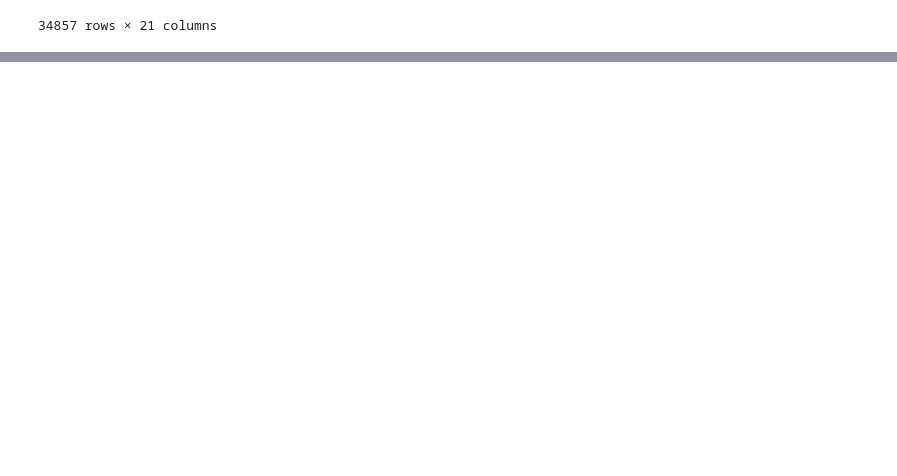
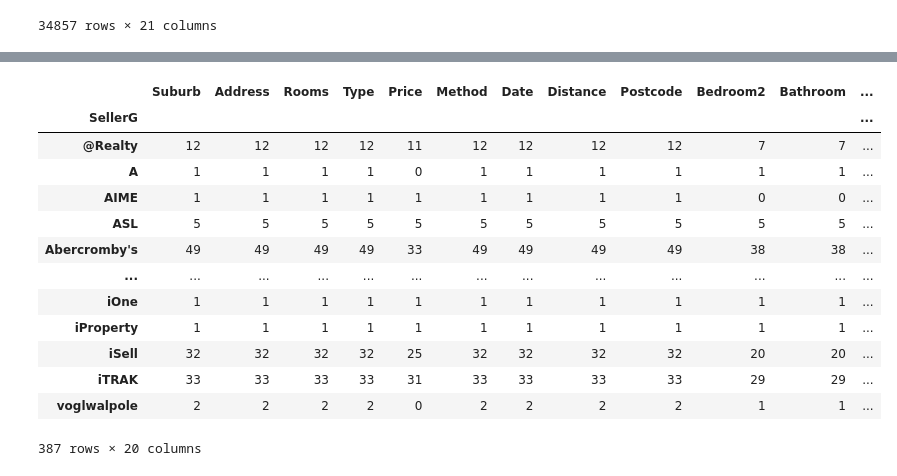
Before and after one commit to AndersonGL/Data-Science, a Jupyter notebook: house.ipynb, the cells around one changed output, grey strips where cells are left out. Cells and saved outputs as stored; diff of their text form; code cells hidden in the pictures; blank space fills up the shorter version.

```diff
--- a/house.ipynb
+++ b/house.ipynb
@@ -128,0 +159,17 @@ df
+# %%
+df.groupby(['SellerG']).count() # puxando atraves de contagem
+# %% [output]
+|  | Suburb | Address | Rooms | Type | Price | Method | Date | Distance | Postcode | Bedroom2 | Bathroom | ... |
+| SellerG |  |  |  |  |  |  |  |  |  |  |  | ... |
+| @Realty | 12 | 12 | 12 | 12 | 11 | 12 | 12 | 12 | 12 | 7 | 7 | ... |
+| A | 1 | 1 | 1 | 1 | 0 | 1 | 1 | 1 | 1 | 1 | 1 | ... |
+| AIME | 1 | 1 | 1 | 1 | 1 | 1 | 1 | 1 | 1 | 0 | 0 | ... |
+| ASL | 5 | 5 | 5 | 5 | 5 | 5 | 5 | 5 | 5 | 5 | 5 | ... |
+| Abercromby's | 49 | 49 | 49 | 49 | 33 | 49 | 49 | 49 | 49 | 38 | 38 | ... |
+| ... | ... | ... | ... | ... | ... | ... | ... | ... | ... | ... | ... | ... |
+| iOne | 1 | 1 | 1 | 1 | 1 | 1 | 1 | 1 | 1 | 1 | 1 | ... |
+| iProperty | 1 | 1 | 1 | 1 | 1 | 1 | 1 | 1 | 1 | 1 | 1 | ... |
+| iSell | 32 | 32 | 32 | 32 | 25 | 32 | 32 | 32 | 32 | 20 | 20 | ... |
+| iTRAK | 33 | 33 | 33 | 33 | 31 | 33 | 33 | 33 | 33 | 29 | 29 | ... |
+| voglwalpole | 2 | 2 | 2 | 2 | 0 | 2 | 2 | 2 | 2 | 1 | 1 | ... |
+387 rows × 20 columns
```
Also changed, not shown: parts of 4 cells of this notebook, 1 other file.
